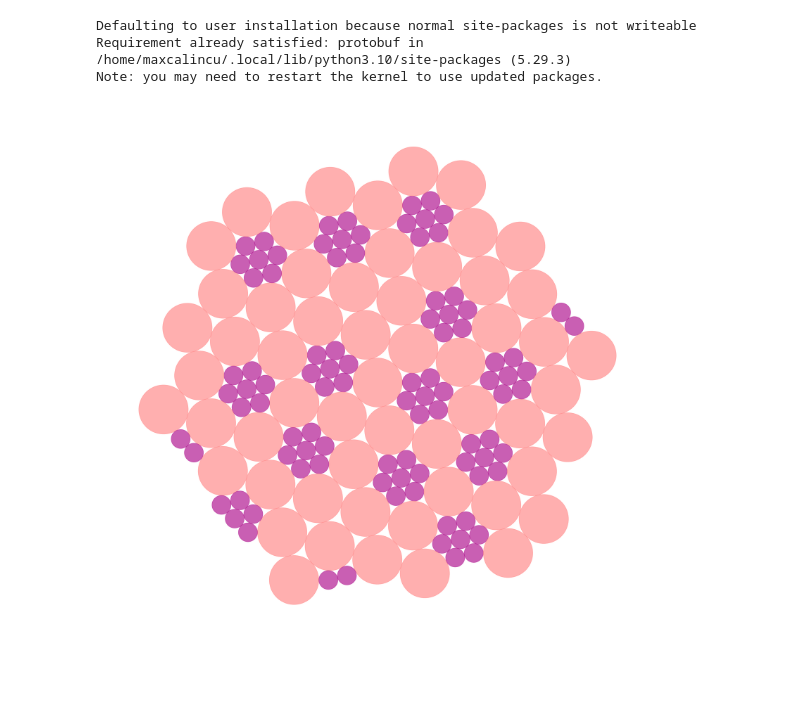
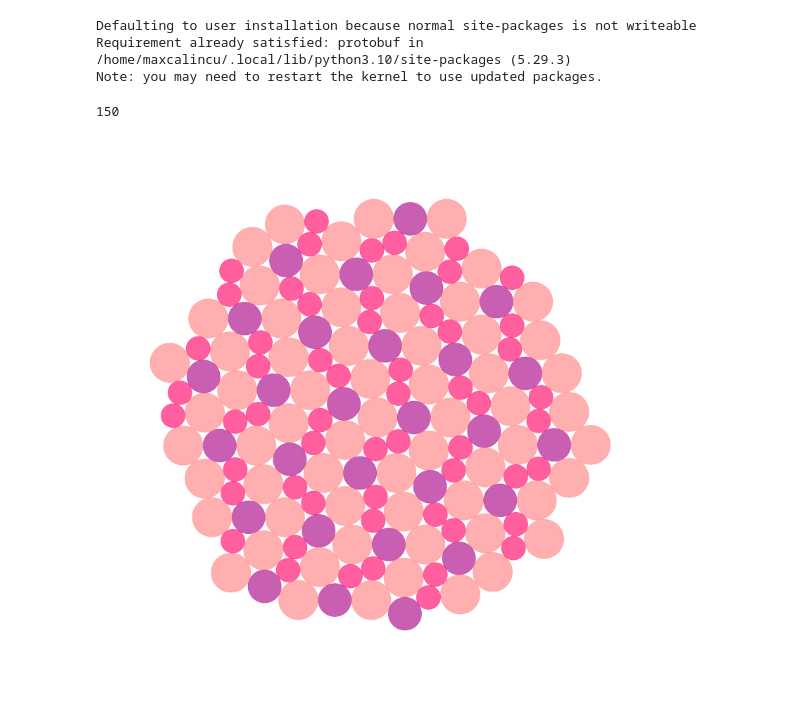
Before and after one commit to maxcalincu/diskpack, a Jupyter notebook: visualization-tool/notebook.ipynb, the cells around one changed output. Cells and saved outputs as stored; diff of their text form; code cells hidden in the pictures.

```diff
--- a/visualization-tool/notebook.ipynb
+++ b/visualization-tool/notebook.ipynb
@@ -31,7 +32,8 @@ Defaulting to user installation because normal site-packages is not writeable
 Requirement already satisfied: protobuf in /home/maxcalincu/.local/lib/python3.10/site-packages (5.29.3)
 Note: you may need to restart the kernel to use updated packages.
 # %%
-packing = LoadPacking(packing_file = "../storage/0.txt")
-DisplayPacking(packing, "./images/16.png")
+packing = LoadPacking(packing_file = "../storage/default.txt")
+DisplayPacking(packing, "./images/default.png")
 # %% [output]
+150
-[figure, old version]
+[figure, new version]
```
Also changed, not shown: parts of 1 cell of this notebook, 2 other files.
